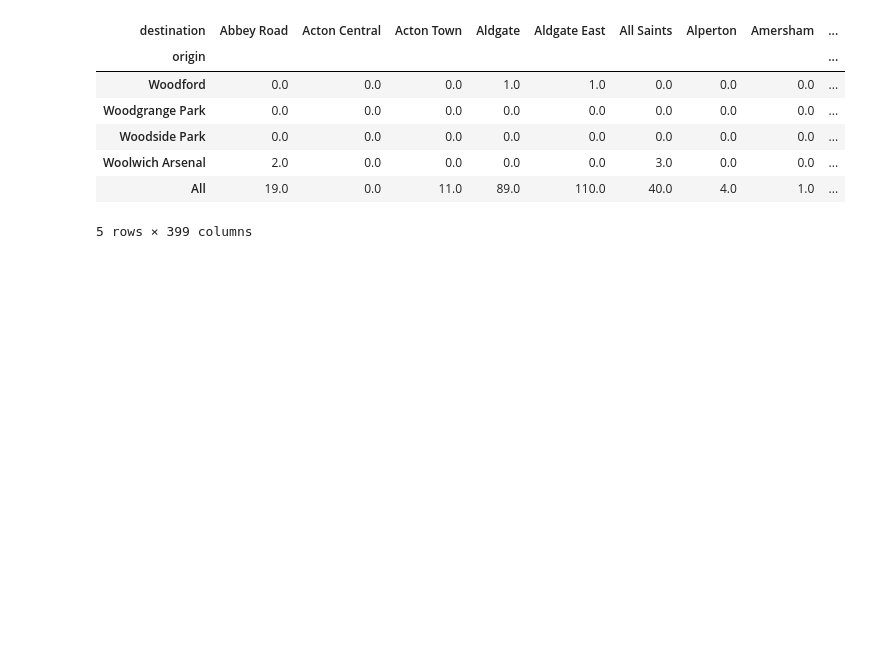
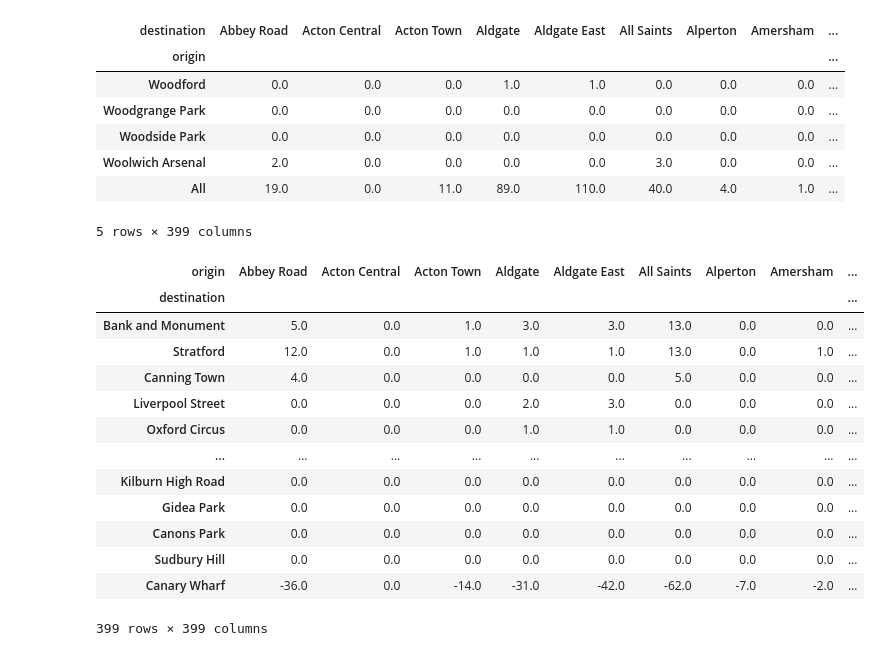
Before and after one commit to JinJiang22/LondonTubeNetwork_simulation, a Jupyter notebook: SpatialInterac_exp.ipynb, the cells around one changed output. Drawn from its saved outputs; the diff is of its cells as text; code cells hidden in the pictures; blank space fills up the shorter version.

```diff
--- a/SpatialInterac_exp.ipynb
+++ b/SpatialInterac_exp.ipynb
@@ -1017,3 +1004,24 @@ df_change_A.tail()
 | Woolwich Arsenal | 2.0 | 0.0 | 0.0 | 0.0 | 0.0 | 3.0 | 0.0 | 0.0 | ... |
 | All | 19.0 | 0.0 | 11.0 | 89.0 | 110.0 | 40.0 | 4.0 | 1.0 | ... |
 5 rows × 399 columns
+# %%
+# inverse the direction of df_change_A matrix
+df_change_A_T = df_change_A.T
+# 将df_change_A按照All的值进行排序
+df_change_A_sort = df_change_A_T.sort_values(by='All', ascending=False)
+df_change_A_sort
+# %% [output]
+| origin | Abbey Road | Acton Central | Acton Town | Aldgate | Aldgate East | All Saints | Alperton | Amersham | ... |
+| destination |  |  |  |  |  |  |  |  | ... |
+| Bank and Monument | 5.0 | 0.0 | 1.0 | 3.0 | 3.0 | 13.0 | 0.0 | 0.0 | ... |
+| Stratford | 12.0 | 0.0 | 1.0 | 1.0 | 1.0 | 13.0 | 0.0 | 1.0 | ... |
+| Canning Town | 4.0 | 0.0 | 0.0 | 0.0 | 0.0 | 5.0 | 0.0 | 0.0 | ... |
+| Liverpool Street | 0.0 | 0.0 | 0.0 | 2.0 | 3.0 | 0.0 | 0.0 | 0.0 | ... |
+| Oxford Circus | 0.0 | 0.0 | 0.0 | 1.0 | 1.0 | 0.0 | 0.0 | 0.0 | ... |
+| ... | ... | ... | ... | ... | ... | ... | ... | ... | ... |
+| Kilburn High Road | 0.0 | 0.0 | 0.0 | 0.0 | 0.0 | 0.0 | 0.0 | 0.0 | ... |
+| Gidea Park | 0.0 | 0.0 | 0.0 | 0.0 | 0.0 | 0.0 | 0.0 | 0.0 | ... |
+| Canons Park | 0.0 | 0.0 | 0.0 | 0.0 | 0.0 | 0.0 | 0.0 | 0.0 | ... |
+| Sudbury Hill | 0.0 | 0.0 | 0.0 | 0.0 | 0.0 | 0.0 | 0.0 | 0.0 | ... |
+| Canary Wharf | -36.0 | 0.0 | -14.0 | -31.0 | -42.0 | -62.0 | -7.0 | -2.0 | ... |
+399 rows × 399 columns
```
Also changed, not shown: parts of 8 cells of this notebook, 2 other files.
